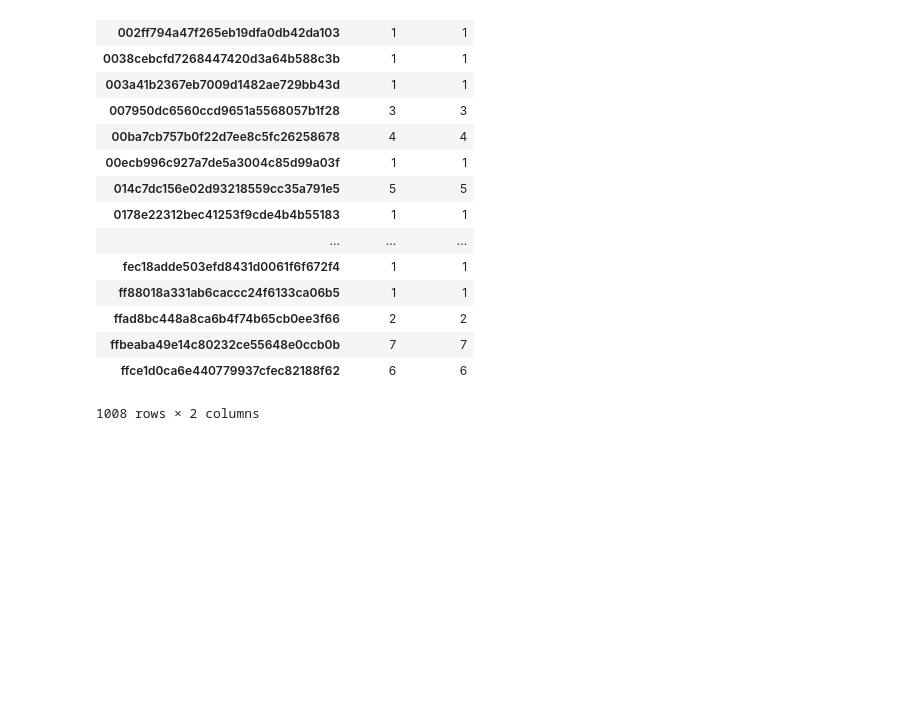
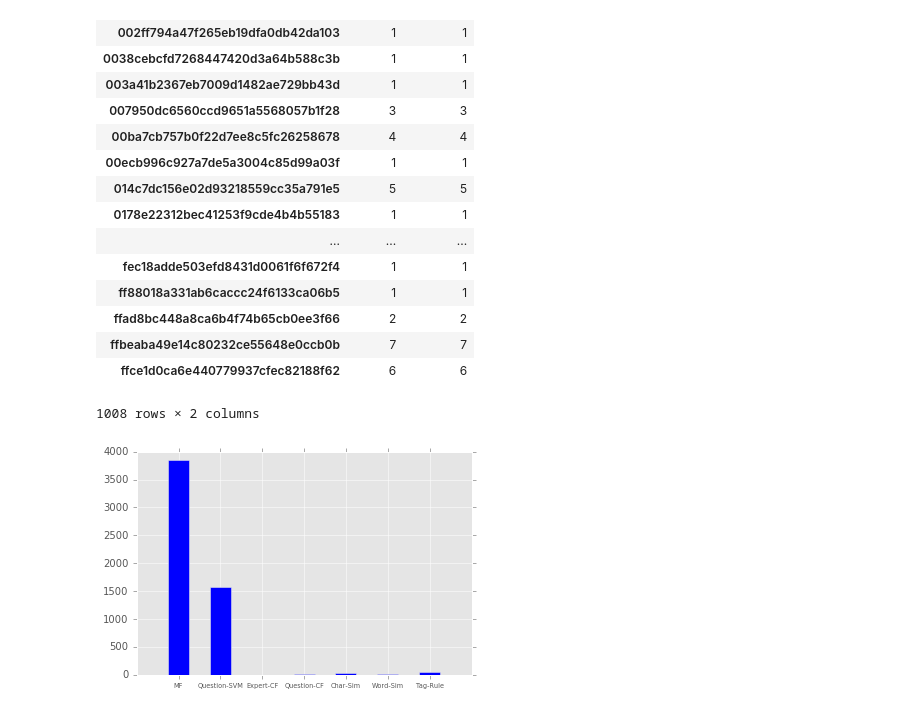
Before and after one commit to aalavandhan/bytecup, a Jupyter notebook: pre-process.ipynb, the cells around one changed output. Cells and saved outputs as stored; diff of their text form; code cells hidden in the pictures; blank space fills up the shorter version.

```diff
--- a/pre-process.ipynb
+++ b/pre-process.ipynb
@@ -4,6 +4,7 @@ import pandas as pd
 import scipy
 import matplotlib.pyplot as plt
 %matplotlib inline
+plt.style.use('ggplot')
 # %%
 user_info = pd.read_csv("data/user_info.txt", sep="\t", header=None, names=[
     "user_id", "expert_tags", "word_id", "char_id"
@@ -431,3 +454,15 @@ results[results.question_id.isin(question_info[question_info.answered == 0]['que
 | ffbeaba49e14c80232ce55648e0ccb0b | 7 | 7 |
 | ffce1d0ca6e440779937cfec82188f62 | 6 | 6 |
 1008 rows × 2 columns
+# %%
+LABELS = ['MF','Question-SVM','Expert-CF','Question-CF','Char-Sim','Word-Sim','Tag-Rule']
+y = [3849, 1578, 0, 7, 29, 21, 59]
+N = len(y)
+x = range(N)
+
+plt.bar(x, y, 0.5, color="blue", align='center')
+plt.xticks(x, LABELS, size=6.5)
+
+plt.show()
+# %% [output]
+[figure, added]
```
Also changed, not shown: parts of 2 cells of this notebook, 9 other files.
